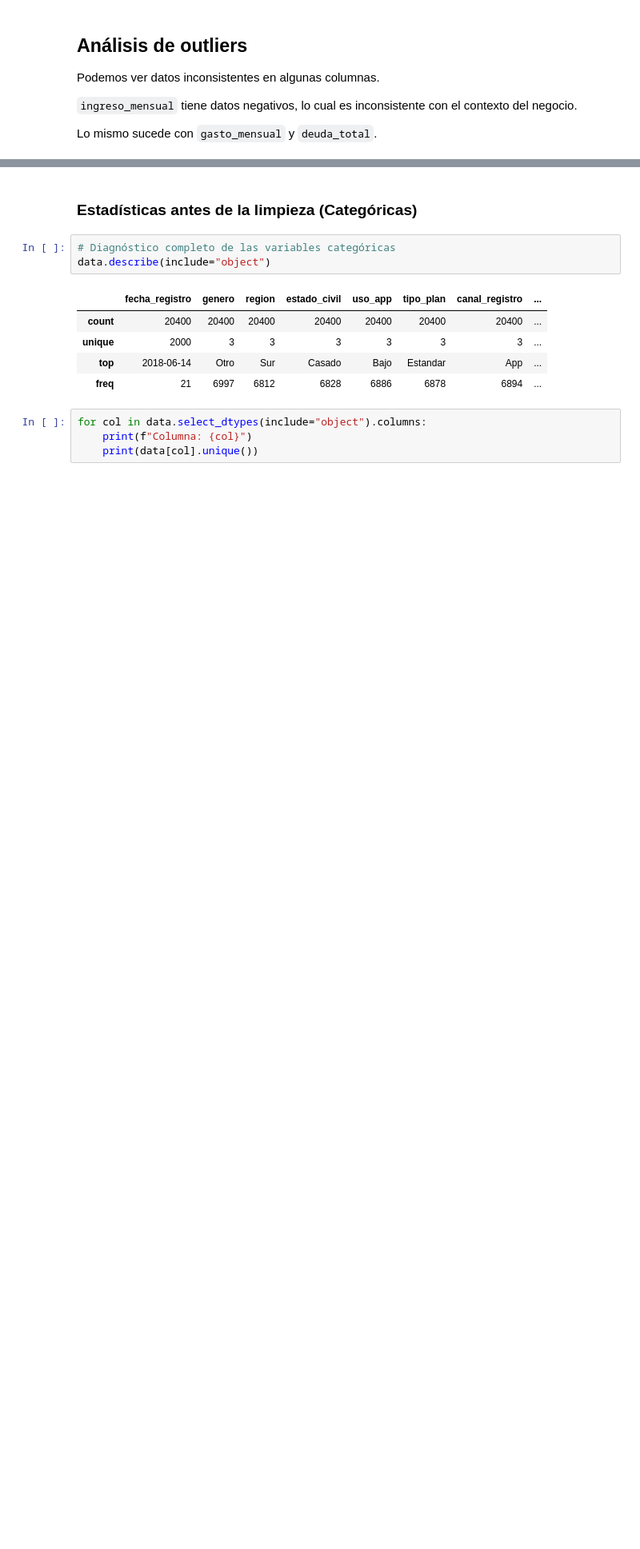
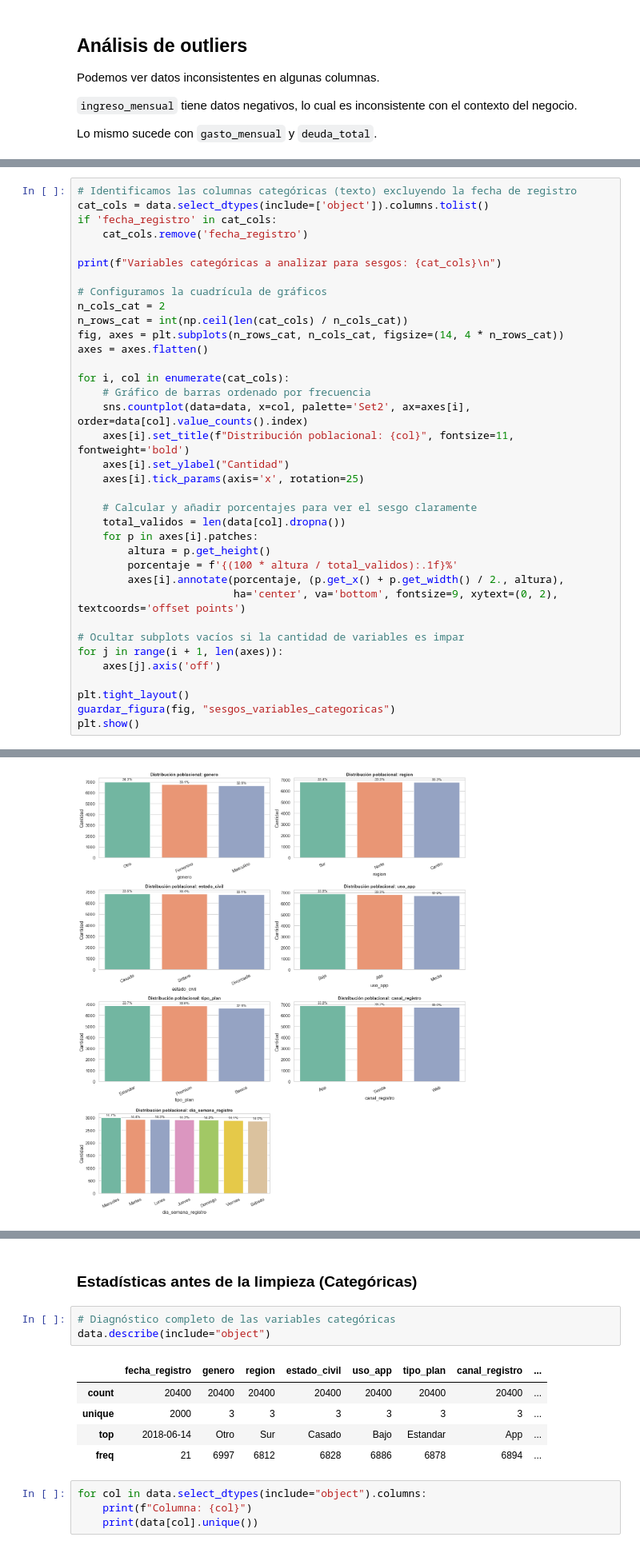
Before and after one commit to francarrascoo/Programacion-para-la-ciencia-de-datos, a Jupyter notebook: notebooks/notebook.ipynb, the cells around one changed output, grey strips where cells are left out. Shown at 80% size. Cells and saved outputs as stored; diff of their text form; blank space fills up the shorter version.

```diff
--- a/notebooks/notebook.ipynb
+++ b/notebooks/notebook.ipynb
@@ -269,0 +316,37 @@ plt.show()
+# %%
+# Identificamos las columnas categóricas (texto) excluyendo la fecha de registro
+cat_cols = data.select_dtypes(include=['object']).columns.tolist()
+if 'fecha_registro' in cat_cols:
+    cat_cols.remove('fecha_registro')
+
+print(f"Variables categóricas a analizar para sesgos: {cat_cols}\n")
+
+# Configuramos la cuadrícula de gráficos
+n_cols_cat = 2
+n_rows_cat = int(np.ceil(len(cat_cols) / n_cols_cat))
+fig, axes = plt.subplots(n_rows_cat, n_cols_cat, figsize=(14, 4 * n_rows_cat))
+axes = axes.flatten()
+
+for i, col in enumerate(cat_cols):
+    # Gráfico de barras ordenado por frecuencia
+    sns.countplot(data=data, x=col, palette='Set2', ax=axes[i], order=data[col].value_counts().index)
+    axes[i].set_title(f"Distribución poblacional: {col}", fontsize=11, fontweight='bold')
+    axes[i].set_ylabel("Cantidad")
+    axes[i].tick_params(axis='x', rotation=25)
+
+    # Calcular y añadir porcentajes para ver el sesgo claramente
+    total_validos = len(data[col].dropna())
+    for p in axes[i].patches:
+        altura = p.get_height()
+        porcentaje = f'{(100 * altura / total_validos):.1f}%'
+        axes[i].annotate(porcentaje, (p.get_x() + p.get_width() / 2., altura),
+                         ha='center', va='bottom', fontsize=9, xytext=(0, 2), textcoords='offset points')
+
+# Ocultar subplots vacíos si la cantidad de variables es impar
+for j in range(i + 1, len(axes)):
+    axes[j].axis('off')
+
+plt.tight_layout()
+guardar_figura(fig, "sesgos_variables_categoricas")
+plt.show()
+# %% [output]
@@ -269,0 +371 @@ plt.show()
+[figure, added]
```
Also changed, not shown: parts of 21 cells of this notebook, 20 other files.
